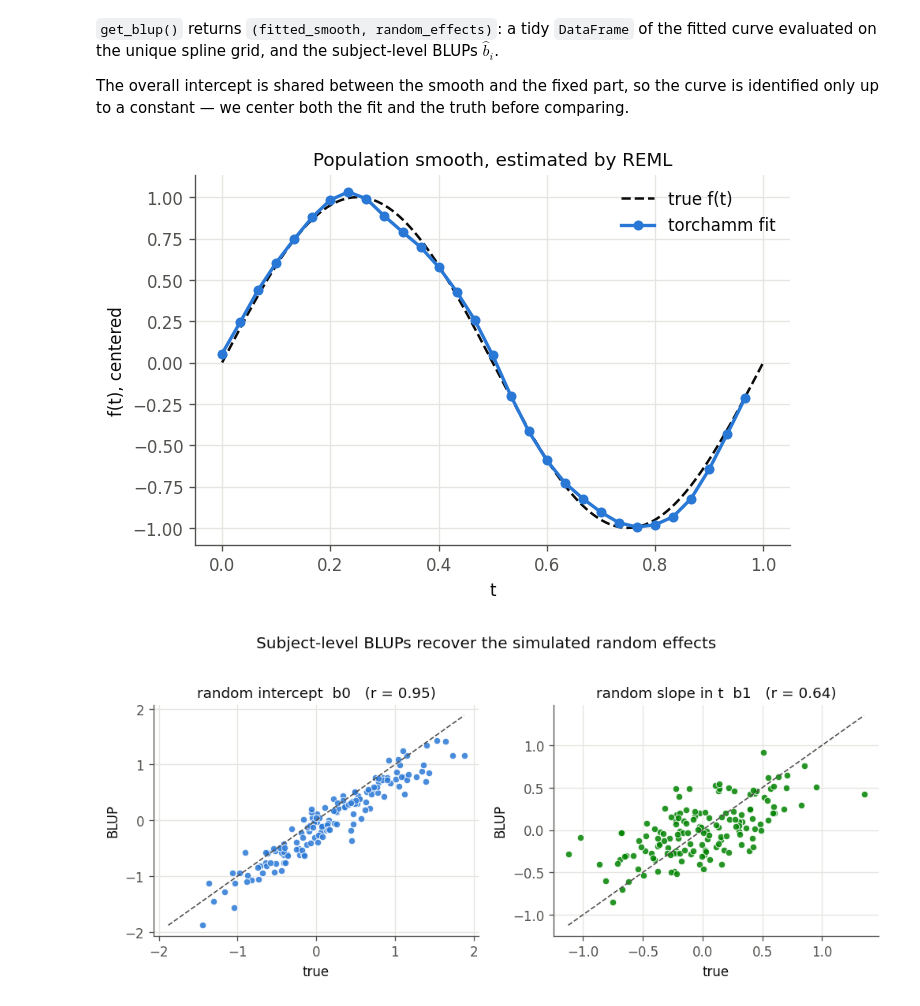
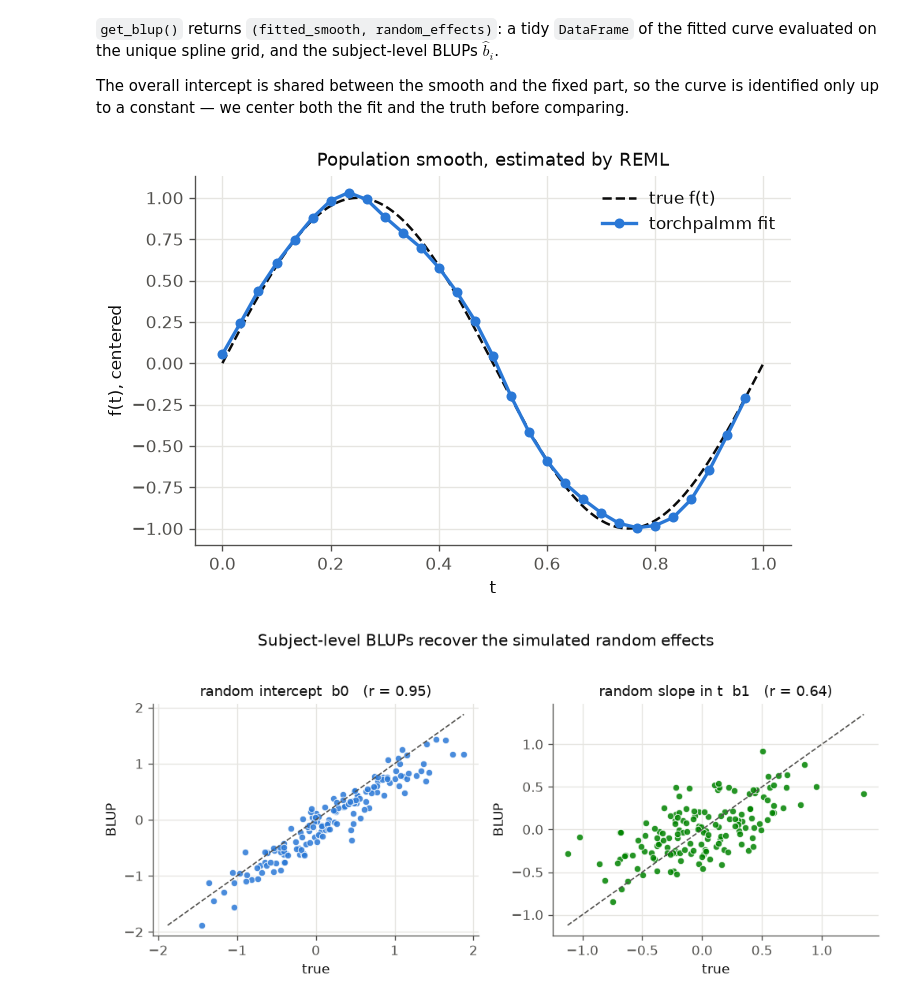
Before and after one commit to rrrrn/torchpalmm, a Jupyter notebook: examples/vignette.ipynb, the cells around one changed output. Drawn from its saved outputs; the diff is of its cells as text; code cells hidden in the pictures.

```diff
--- a/examples/vignette.ipynb
+++ b/examples/vignette.ipynb
@@ -275,22 +275,22 @@ identified only up to a constant — we center both the fit and the truth before
 # %%
 fitted, blup = ssm.get_blup()
 
 fc = fitted[fitted.spline_id == 0].sort_values("spline_var")
 t_fit = fc.spline_var.to_numpy()
 f_fit = fc.theta_fitted.to_numpy(); f_fit = f_fit - f_fit.mean()
 
 t_grid = np.linspace(0, 1, 300)
 f_grid = d3["truth"]["f"](t_grid); f_grid = f_grid - f_grid.mean()
 
 fig, ax = plt.subplots()
 ax.plot(t_grid, f_grid, "--", color=INK, lw=1.5, label="true f(t)")
-ax.plot(t_fit, f_fit, "o-", color=PALETTE[0], ms=5, label="torchamm fit")
+ax.plot(t_fit, f_fit, "o-", color=PALETTE[0], ms=5, label="torchpalmm fit")
 ax.set_xlabel("t"); ax.set_ylabel("f(t), centered")
 ax.set_title("Population smooth, estimated by REML")
 ax.legend(loc="upper right")
 plt.show()
 # %% [output]
-[figure, old version]
+[figure, new version]
 # %%
 b_true, b_hat = d3["b"], blup.cpu().numpy()
 names = ["random intercept  b0", "random slope in t  b1"]
```
Also changed, not shown: parts of 11 cells of this notebook, 9 other files.
